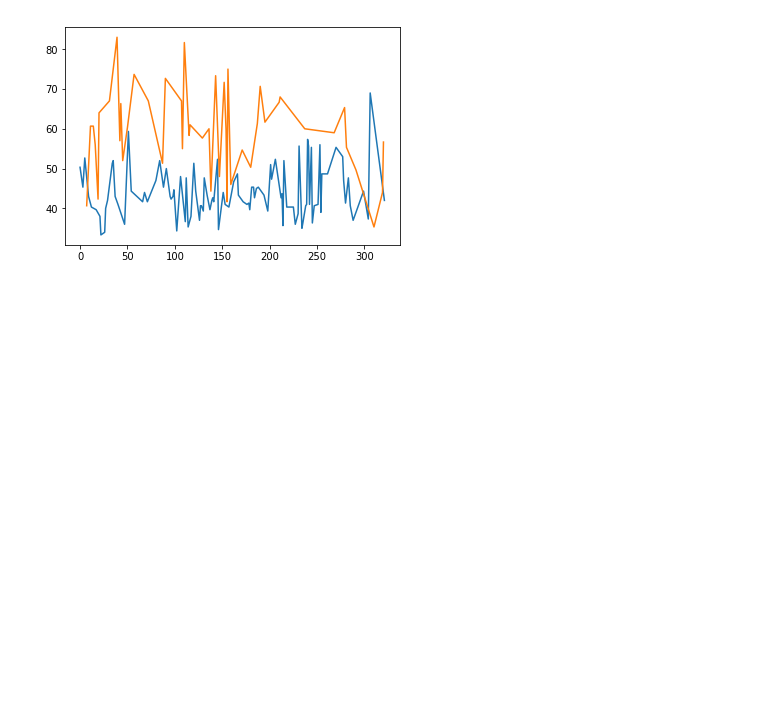
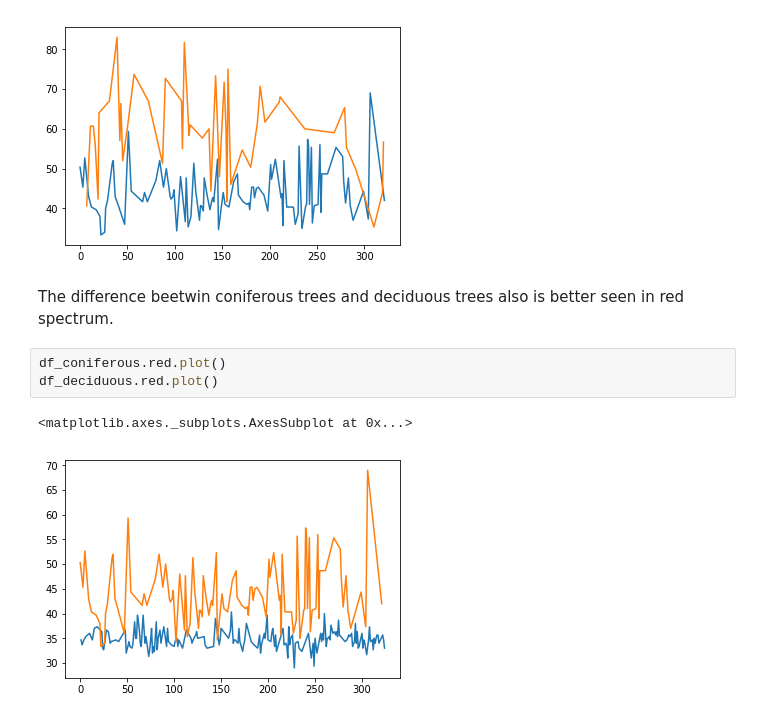
Before and after one commit to Andrey-rmnv/forest_classification, a Jupyter notebook: forest_classification.ipynb, the cells around one changed output. Cells and saved outputs as stored; diff of their text form; blank space fills up the shorter version.

```diff
--- a/forest_classification.ipynb
+++ b/forest_classification.ipynb
@@ -80,3 +80,11 @@ df_other.red.plot()
 # %% [output]
 <matplotlib.axes._subplots.AxesSubplot at 0x...>
 [figure]
+# %% [markdown]
+The difference beetwin coniferous trees and deciduous trees also is better seen in red spectrum.
+# %%
+df_coniferous.red.plot()
+df_deciduous.red.plot()
+# %% [output]
+<matplotlib.axes._subplots.AxesSubplot at 0x...>
+[figure, added]
```
Also changed, not shown: parts of 40 cells of this notebook.
